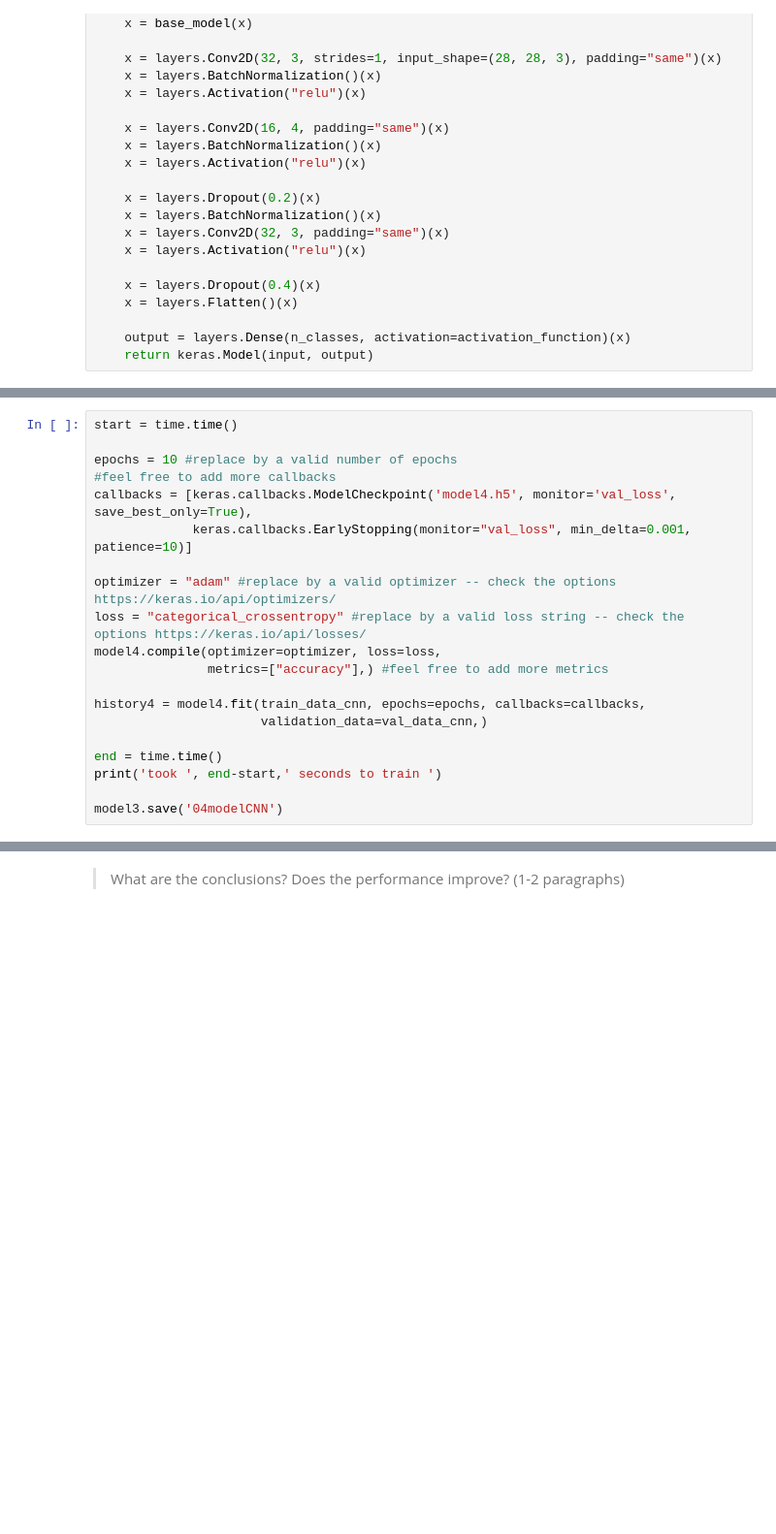
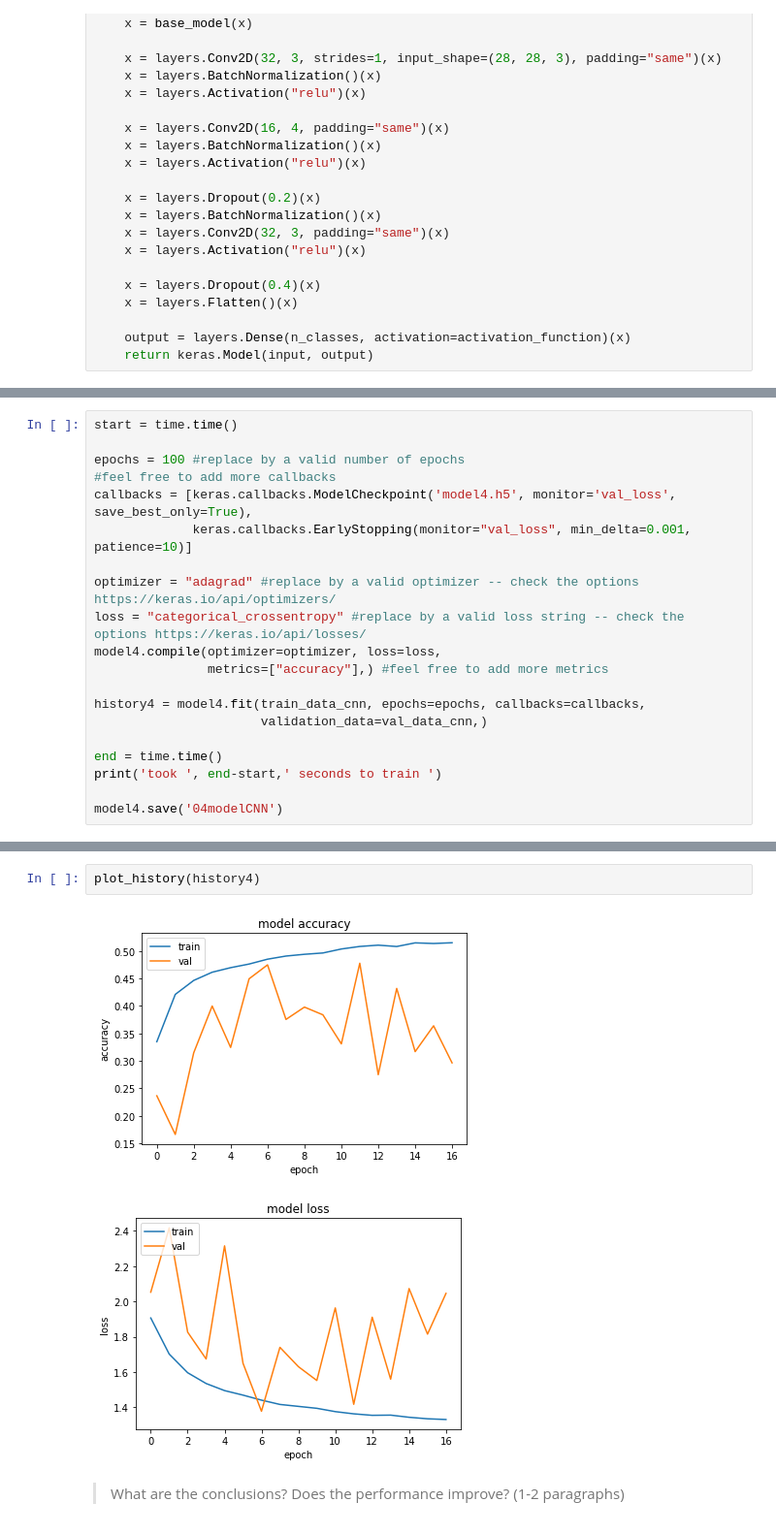
Before and after one commit to Matheuss1/artificial-intelligence-and-what-is-behind, a Jupyter notebook: logistic_regression_and_neural_networks_assignment_03.ipynb, the cells around one changed output, grey strips where cells are left out. Shown at 97% size. Drawn from its saved outputs; the diff is of its cells as text; blank space fills up the shorter version.

Commit message:
Update logistic_regression_and_neural_networks_assignment_03.ipynb
modelos em CNN atualizados - com as saidas e graficos de acuracia e loss

```diff
--- a/logistic_regression_and_neural_networks_assignment_03.ipynb
+++ b/logistic_regression_and_neural_networks_assignment_03.ipynb
@@ -814,12 +940,12 @@ model4.summary()
 # %%
 start = time.time()
 
-epochs = 10 #replace by a valid number of epochs
+epochs = 100 #replace by a valid number of epochs
 #feel free to add more callbacks
 callbacks = [keras.callbacks.ModelCheckpoint('model4.h5', monitor='val_loss', save_best_only=True),
              keras.callbacks.EarlyStopping(monitor="val_loss", min_delta=0.001, patience=10)]
 
-optimizer = "adam" #replace by a valid optimizer -- check the options https://keras.io/api/optimizers/
+optimizer = "adagrad" #replace by a valid optimizer -- check the options https://keras.io/api/optimizers/
 loss = "categorical_crossentropy" #replace by a valid loss string -- check the options https://keras.io/api/losses/
 model4.compile(optimizer=optimizer, loss=loss,
                metrics=["accuracy"],) #feel free to add more metrics
@@ -830,4 +956,4 @@ history4 = model4.fit(train_data_cnn, epochs=epochs, callbacks=callbacks,
 end = time.time()
 print('took ', end-start,' seconds to train ')
 
-model3.save('04modelCNN')
+model4.save('04modelCNN')
@@ -834,2 +995,7 @@ model3.save('04modelCNN')
+# %%
+plot_history(history4)
+# %% [output]
+[figure, added]
+[figure, added]
 # %% [markdown]
 > What are the conclusions? Does the performance improve? (1-2 paragraphs)
```
Also changed, not shown: parts of 21 cells of this notebook.
